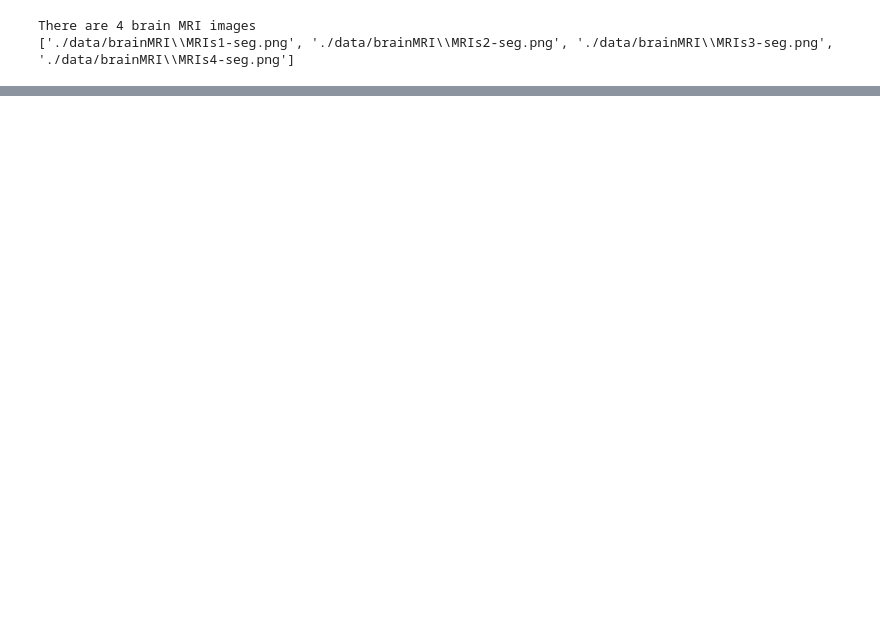
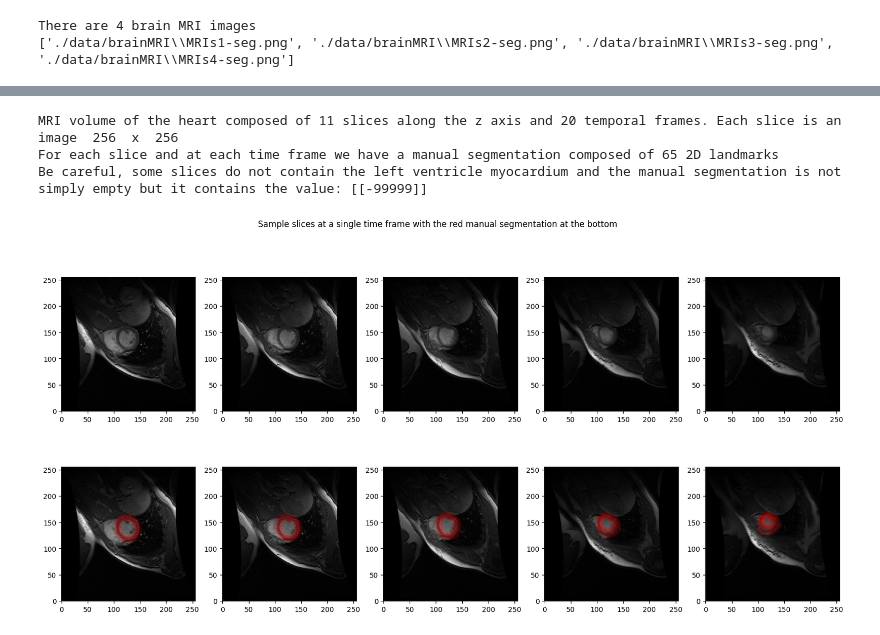
Before and after one commit to fouakh/IMA204, a Jupyter notebook: TP4_IMA204/TP_IMA204_MedImaSeg_KHELIFI.ipynb, the cells around one changed output, grey strips where cells are left out. Drawn from its saved outputs; the diff is of its cells as text; code cells hidden in the pictures; blank space fills up the shorter version.

```diff
--- a/TP4_IMA204/TP_IMA204_MedImaSeg_KHELIFI.ipynb
+++ b/TP4_IMA204/TP_IMA204_MedImaSeg_KHELIFI.ipynb
@@ -516,0 +548,70 @@ The dice score :  0.15377855887521968
+# %%
+# Read one case
+MRIheart_path = './data/MRIheart/'
+os.listdir(MRIheart_path)
+data          = loadmat(MRIheart_path + 'dataMRIheart.mat')
+data          = data['data']
+seg           = loadmat(MRIheart_path + 'segMRIheart.mat')
+seg           = seg['seg']
+
+Ex_index_select = 6
+Img_cardiac_ex = data[:,:,Ex_index_select,1] # can be index 4,5,6,...
+Cont_cardiac_ex = seg[Ex_index_select,1][:]
+
+print('MRI volume of the heart composed of', data.shape[2], 'slices along the z axis and', data.shape[3],
+'temporal frames. Each slice is an image ', data.shape[0], ' x ',  data.shape[1])
+print('For each slice and at each time frame we have a manual segmentation composed of',seg[4,4].shape[0] , '2D landmarks')
+
+print('Be careful, some slices do not contain the left ventricle myocardium and the manual segmentation is not simply empty but it contains the value:', seg[0,0] )
+
+plt.figure(figsize=(20, 9))
+plt.suptitle('Sample slices at a single time frame with the red manual segmentation at the bottom')
+plt.subplot(2, 5, 1)
+plt.imshow(data[:,:,4,1],cmap="gray")
+plt.gca().invert_yaxis()
+
+plt.subplot(2, 5, 2)
+plt.imshow(data[:,:,5,1],cmap="gray")
+plt.gca().invert_yaxis()
+
+plt.subplot(2, 5, 3)
+plt.imshow(data[:,:,6,1],cmap="gray")
+plt.gca().invert_yaxis()
+
+plt.subplot(2, 5, 4)
+plt.imshow(data[:,:,7,1],cmap="gray")
+plt.gca().invert_yaxis()
+
+plt.subplot(2, 5, 5)
+plt.imshow(data[:,:,8,1],cmap="gray")
+plt.gca().invert_yaxis()
+
+plt.subplot(2, 5, 6)
+plt.imshow(data[:,:,4,1],cmap="gray")
+plt.gca().invert_yaxis()
+plt.scatter(seg[4,1][:,0], seg[4,1][:,1], c='r',alpha=0.1)
+
+plt.subplot(2, 5, 7)
+plt.imshow(data[:,:,5,1],cmap="gray")
+plt.gca().invert_yaxis()
+plt.scatter(seg[5,1][:,0], seg[5,1][:,1], c='r',alpha=0.1)
+
+plt.subplot(2, 5, 8)
+plt.imshow(data[:,:,6,1],cmap="gray")
+plt.gca().invert_yaxis()
+plt.scatter(seg[6,1][:,0], seg[6,1][:,1], c='r',alpha=0.1)
+
+plt.subplot(2, 5, 9)
+plt.imshow(data[:,:,7,1],cmap="gray")
+plt.gca().invert_yaxis()
+plt.scatter(seg[7,1][:,0], seg[7,1][:,1], c='r',alpha=0.1)
+
+plt.subplot(2, 5, 10)
+plt.imshow(data[:,:,8,1],cmap="gray")
+plt.gca().invert_yaxis()
+plt.scatter(seg[8,1][:,0], seg[8,1][:,1], c='r',alpha=0.1);
+# %% [output]
+MRI volume of the heart composed of 11 slices along the z axis and 20 temporal frames. Each slice is an image  256  x  256
+For each slice and at each time frame we have a manual segmentation composed of 65 2D landmarks
+Be careful, some slices do not contain the left ventricle myocardium and the manual segmentation is not simply empty but it contains the value: [[-99999]]
+[figure, added]
```
Also changed, not shown: parts of 11 cells of this notebook.
